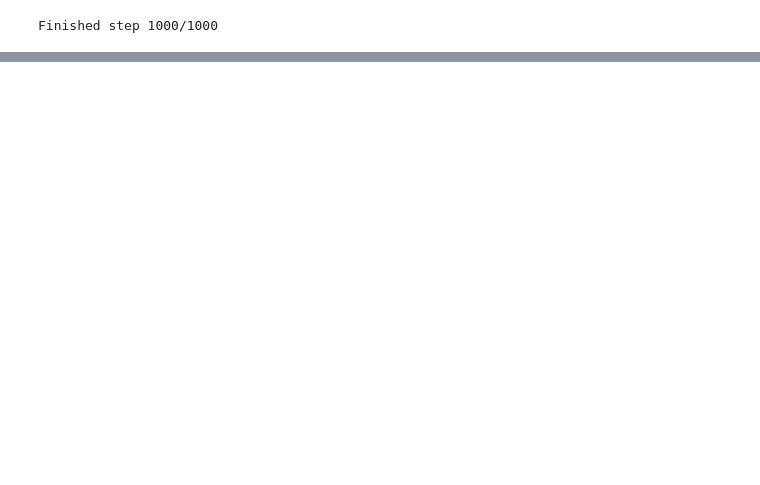
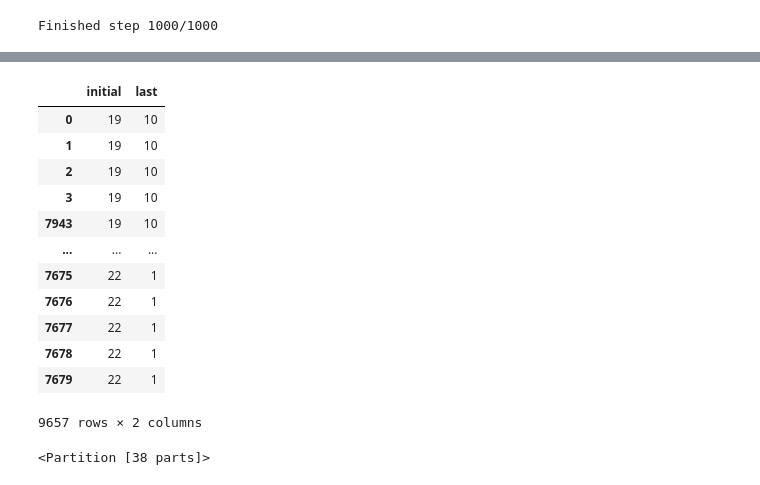
Before and after one commit to EdouardHeitzmann/texas_gerrychain_demo, a Jupyter notebook: texas_gerrychain_demo.ipynb, the cells around one changed output, grey strips where cells are left out. Cells and saved outputs as stored; diff of their text form; code cells hidden in the pictures; blank space fills up the shorter version.

```diff
--- a/texas_gerrychain_demo.ipynb
+++ b/texas_gerrychain_demo.ipynb
@@ -57,0 +32,27 @@ dict_keys(['cut_edges', 'population', 'VAP'])
+# %%
+from gerrychain import Graph, Partition
+from gerrychain.updaters import Tally
+from src.custom_cmap import custom_cmap
+from src.partition_contiguator import contiguate
+
+tx_graph = Graph.from_json("data/TX_precincts_24/TX_precincts24_with_pop_and_elections.json")
+
+tx_partition = Partition(tx_graph, assignment="CD25", updaters={"VAP": Tally("VAP20", alias="VAP20")})
+
+number_of_nans = 0
+for node in tx_graph.nodes:
+    if tx_graph.nodes[node]["VAP20"] != tx_partition.graph.nodes[node]["VAP20"]:
+        tx_graph.nodes[node]["VAP20"] = 0
+        number_of_nans += 1
+    if tx_graph.nodes[node]["BVAP20"] != tx_partition.graph.nodes[node]["BVAP20"]:
+        tx_graph.nodes[node]["BVAP20"] = 0
+    if tx_graph.nodes[node]["HarrisD_PRSG24"] != tx_partition.graph.nodes[node]["HarrisD_PRSG24"]:
+        tx_graph.nodes[node]["HarrisD_PRSG24"] = 0
+    if tx_graph.nodes[node]["TrumpR_PRSG24"] != tx_partition.graph.nodes[node]["TrumpR_PRSG24"]:
+        tx_graph.nodes[node]["TrumpR_PRSG24"] = 0
+print(f"Number of NaN values replaced with 0: {number_of_nans}")
+modified_tx_graph = contiguate(tx_graph, tx_partition)
+
+tx_partition = Partition(modified_tx_graph, assignment="CD25", updaters={"VAP": Tally("VAP20", alias="VAP20")})
+
+tx_partition.plot(geometries=precinct_gdf, cmap = custom_cmap)
@@ -263,0 +305,24 @@ True
+# %%
+last_df = last_assignment.to_series()
+first_df = tx_partition.assignment.to_series()
+
+merged_df = first_df.to_frame(name="initial").merge(last_df.to_frame(name="last"), left_index=True, right_index=True)
+merged_df
+# %% [output]
+|  | initial | last |
+| 0 | 19 | 10 |
+| 1 | 19 | 10 |
+| 2 | 19 | 10 |
+| 3 | 19 | 10 |
+| 7943 | 19 | 10 |
+| ... | ... | ... |
+| 7675 | 22 | 1 |
+| 7676 | 22 | 1 |
+| 7677 | 22 | 1 |
+| 7678 | 22 | 1 |
+| 7679 | 22 | 1 |
+9657 rows × 2 columns
+# %%
+last_partition
+# %% [output]
+<Partition [38 parts]>
```
Also changed, not shown: parts of 20 cells of this notebook.
